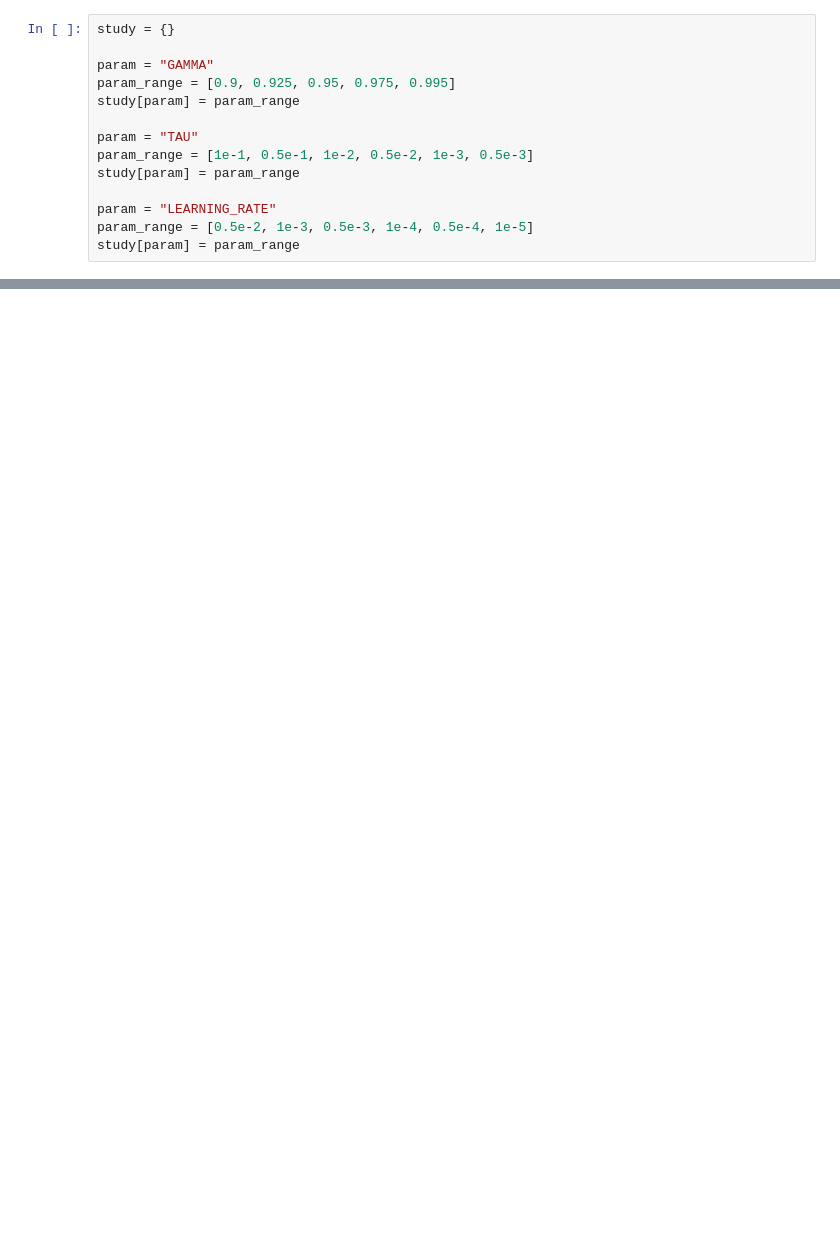
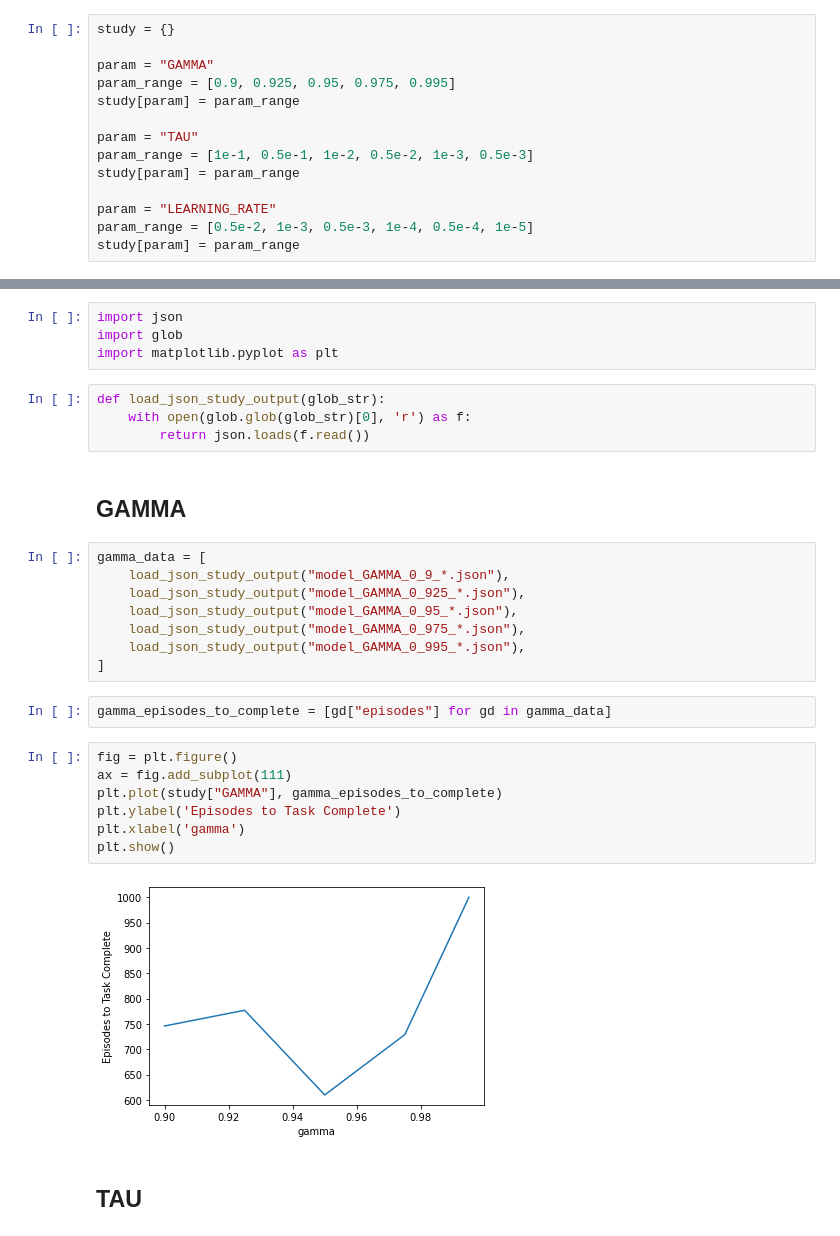
Before and after one commit to loppjp/banana_rl, a Jupyter notebook: HyperStudy.ipynb, the cells around one changed output, grey strips where cells are left out. Drawn from its saved outputs; the diff is of its cells as text; blank space fills up the shorter version.

Commit message:
Added hyper study output
Completed HyperStudy notebook

Updated report

Added hyper study results

```diff
--- a/HyperStudy.ipynb
+++ b/HyperStudy.ipynb
@@ -68,0 +84,31 @@ Episode 62      Average Score: 0.50     Max Score: 4.00 eps: 0.66
+# %%
+import json
+import glob
+import matplotlib.pyplot as plt
+# %%
+def load_json_study_output(glob_str):
+    with open(glob.glob(glob_str)[0], 'r') as f:
+        return json.loads(f.read())
+# %% [markdown]
+## GAMMA
+# %%
+gamma_data = [
+    load_json_study_output("model_GAMMA_0_9_*.json"),
+    load_json_study_output("model_GAMMA_0_925_*.json"),
+    load_json_study_output("model_GAMMA_0_95_*.json"),
+    load_json_study_output("model_GAMMA_0_975_*.json"),
+    load_json_study_output("model_GAMMA_0_995_*.json"),
+]
+# %%
+gamma_episodes_to_complete = [gd["episodes"] for gd in gamma_data]
+# %%
+fig = plt.figure()
+ax = fig.add_subplot(111)
+plt.plot(study["GAMMA"], gamma_episodes_to_complete)
+plt.ylabel('Episodes to Task Complete')
+plt.xlabel('gamma')
+plt.show()
+# %% [output]
+[figure, added]
+# %% [markdown]
+## TAU
```
Also changed, not shown: parts of 11 cells of this notebook, 18 other files.
